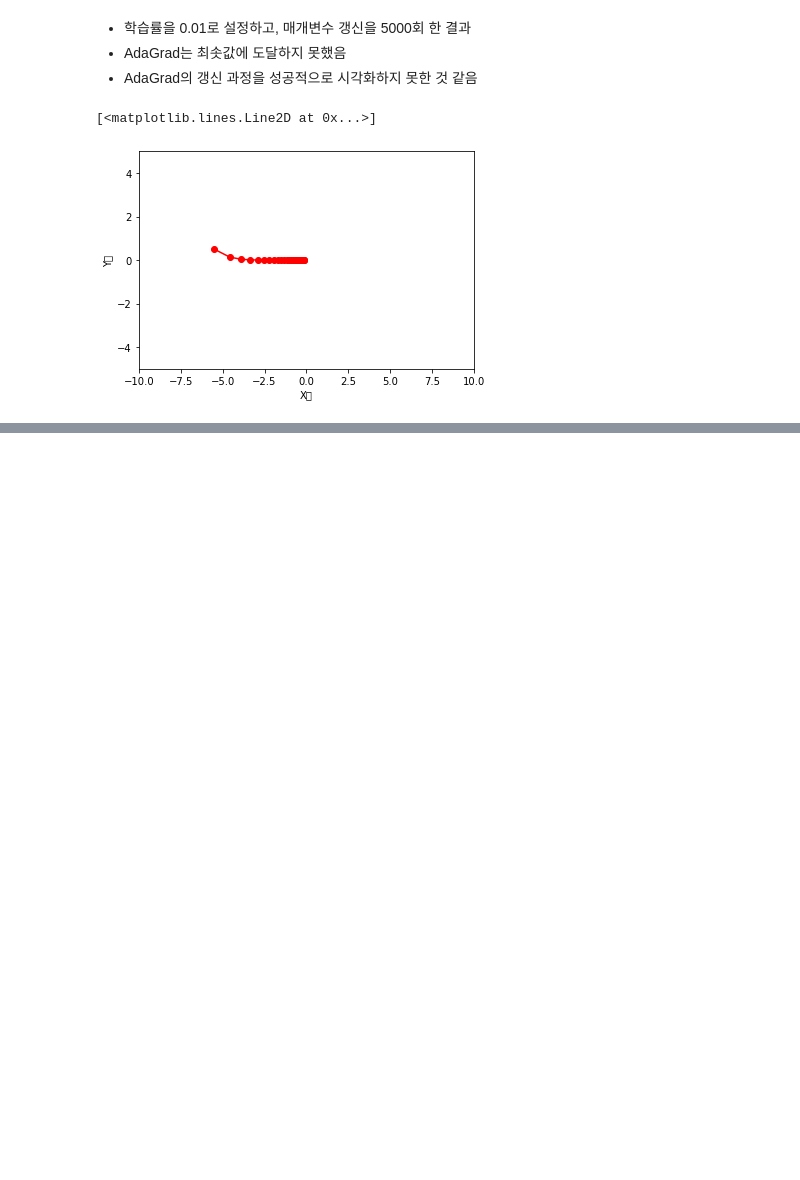
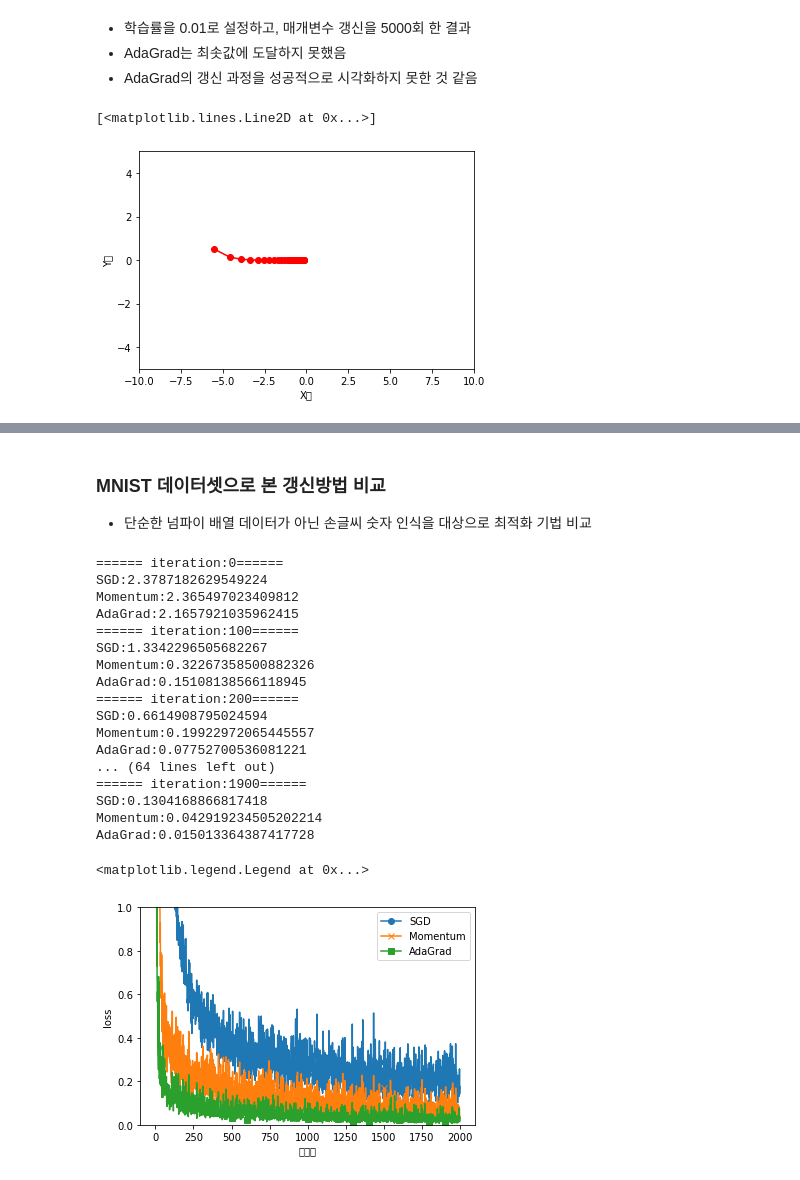
Before and after one commit to yxbxn/python, a Jupyter notebook: 다양한 매개변수 갱신방법.ipynb, the cells around one changed output, grey strips where cells are left out. Drawn from its saved outputs; the diff is of its cells as text; code cells hidden in the pictures; blank space fills up the shorter version.

Commit message:
MNIST 데이터 셋으로 최적화 실습

```diff
--- a/다양한 매개변수 갱신방법.ipynb
+++ b/다양한 매개변수 갱신방법.ipynb
@@ -195,0 +242,74 @@ plt.plot(x1_history,x2_history,"o-",color="red")
+# %% [markdown]
+### MNIST 데이터셋으로 본 갱신방법 비교
+- 단순한 넘파이 배열 데이터가 아닌 손글씨 숫자 인식을 대상으로 최적화 기법 비교
+# %%
+import os
+import sys
+sys.path.append(os.pardir)  # 부모 디렉터리의 파일을 가져올 수 있도록 설정
+import matplotlib.pyplot as plt
+from dataset.mnist import load_mnist
+from common.util import smooth_curve
+from common.multi_layer_net import MultiLayerNet
+from common.optimizer import *
+
+# 데이터 읽어오기
+(x_train,t_train),(x_test,t_test) = load_mnist(normalize=True)
+
+train_size = x_train.shape[0]
+batch_size = 128
+max_iterations = 2000
+
+# 최적화 클래스 호출하기
+optimizers = {}
+optimizers["SGD"] = SGD()
+optimizers["Momentum"] = Momentum()
+optimizers["AdaGrad"] = AdaGrad()
+
+# MultiLayerNet : 완전연결 신경망
+networks = {}
+train_loss = {}
+for key in optimizers.keys():
+    networks[key] = MultiLayerNet(input_size=784,hidden_size_list=[100, 100, 100, 100], output_size=10)
+    train_loss[key] = []
+
+# 훈련시작
+for i in range(max_iterations):
+    # 미니 배치 학습
+    batch_mask = np.random.choice(train_size,batch_size)
+    x_batch = x_train[batch_mask]
+    t_batch = t_train[batch_mask]
+
+    # 기울기 값을 토대로 매개변수값 갱신
+    for key in optimizers.keys():
+        grads = networks[key].gradient(x_batch,t_batch)
+        optimizers[key].update(networks[key].params,grads)
+
+        loss = networks[key].loss(x_batch,t_batch)
+        train_loss[key].append(loss)
+
+    # 100의 배수 번째 반복마다 손실함수 값 출력
+    if i % 100 == 0:
+        print("====== iteration:"+str(i)+"======")
+        for key in optimizers.keys():
+            loss = networks[key].loss(x_batch,t_batch)
+            print(key + ":" + str(loss))
+# %% [output]
+====== iteration:0======
+SGD:2.3787182629549224
+Momentum:2.365497023409812
+AdaGrad:2.1657921035962415
+====== iteration:100======
+SGD:1.3342296505682267
+Momentum:0.32267358500882326
+AdaGrad:0.15108138566118945
+====== iteration:200======
+SGD:0.6614908795024594
+Momentum:0.19922972065445557
+AdaGrad:0.07752700536081221
+... (64 lines left out)
+====== iteration:1900======
+SGD:0.1304168866817418
+Momentum:0.042919234505202214
+AdaGrad:0.015013364387417728
+<matplotlib.legend.Legend at 0x...>
+[figure, added]
```
Also changed, not shown: parts of 7 cells of this notebook.
